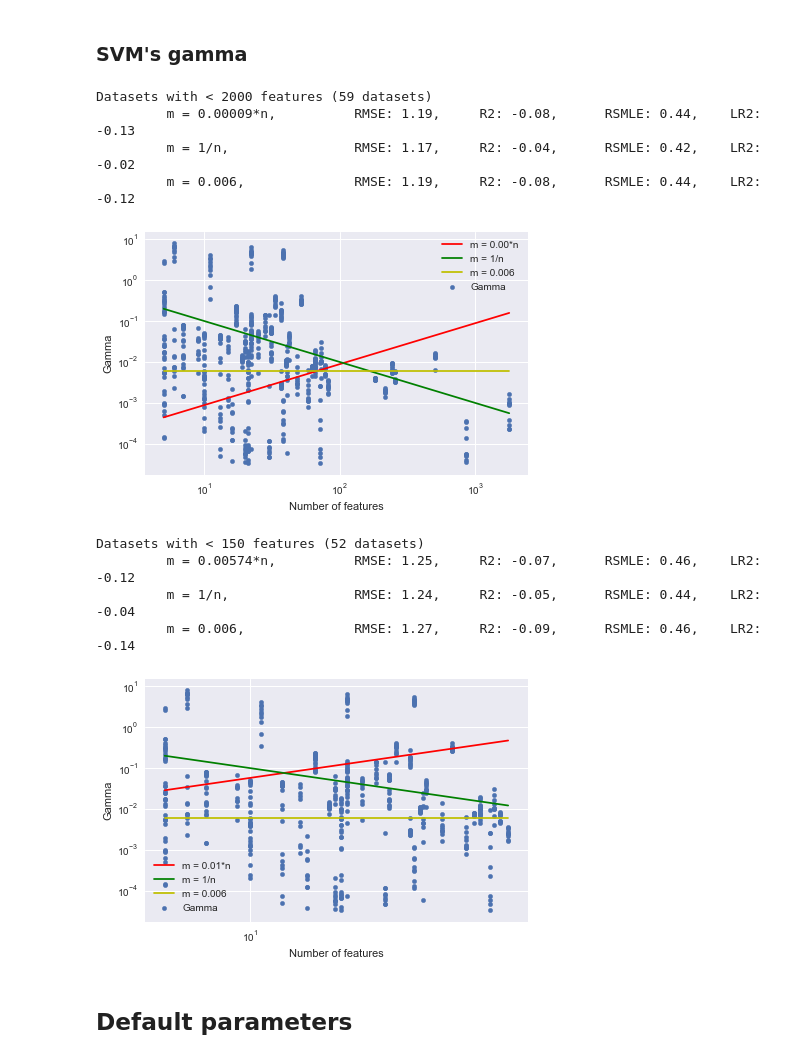
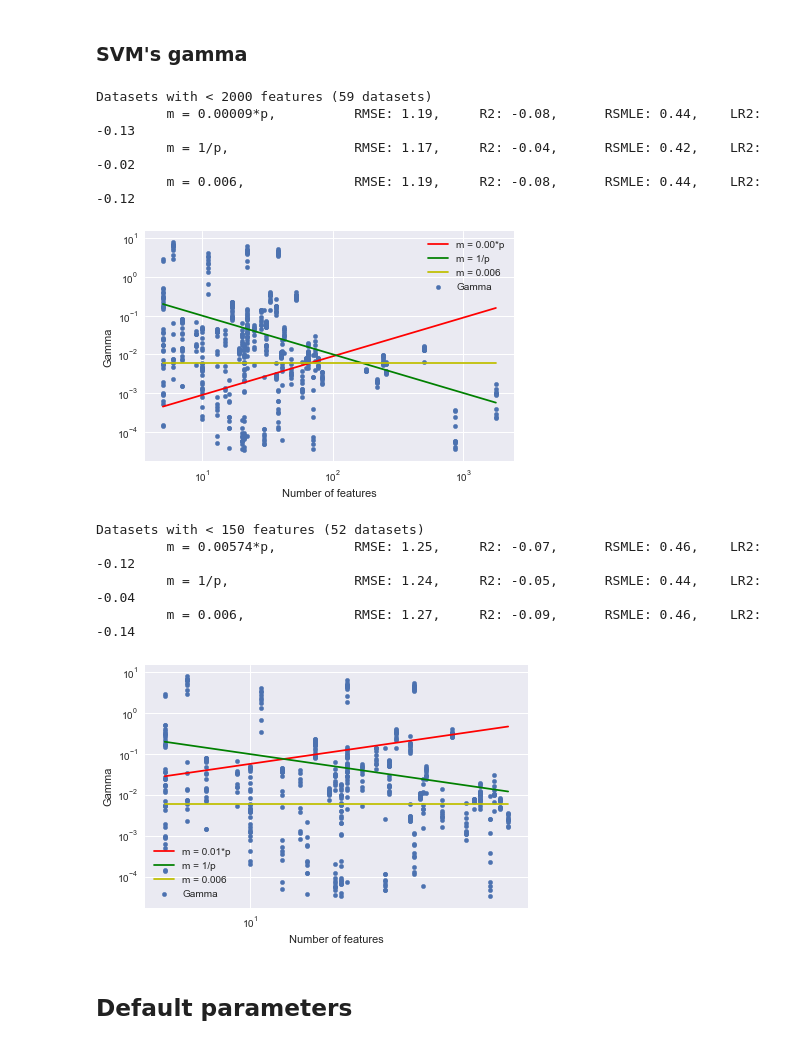
Before and after one commit to harel-coffee/hyperimp-auto, a Jupyter notebook: analysis experiment 1.ipynb, the cells around one changed output. Cells and saved outputs as stored; diff of their text form; code cells hidden in the pictures.

```diff
--- a/analysis experiment 1.ipynb
+++ b/analysis experiment 1.ipynb
@@ -157,31 +159,33 @@ for filter_val in [2000, 150]:
         rmsle, r_squared_log = evaluate_log(x, y, popt)
         x_plot = np.linspace(int(min(x)), int(max(x)), 100)
         if func == func1:
-            print('\t m = %.2f*n,\t \t RMSE: %.2f, \t R2: %.2f, \t RSMLE: %.2f, \t LR2: %.2f'%
+            print('\t m = %.2f*p,\t \t RMSE: %.2f, \t R2: %.2f, \t RSMLE: %.2f, \t LR2: %.2f'%
                   (popt[0], rmse, r_squared, rmsle, r_squared_log))
-            plt.plot(x_plot, func(x_plot, popt[0]), label = 'm = %.2f*n' %popt[0], c='r')
+            plt.plot(x_plot, func(x_plot, popt[0]), label = 'm = %.2f*p' %popt[0], c='r')
         elif func == func2:
-            print('\t m = n^%.2f,\t \t RMSE: %.2f, \t R2: %.2f, \t RSMLE: %.2f, \t LR2: %.2f'%
+            print('\t m = p^%.2f,\t \t RMSE: %.2f, \t R2: %.2f, \t RSMLE: %.2f, \t LR2: %.2f'%
                   (popt[0], rmse, r_squared, rmsle, r_squared_log))
             #print('\t \t RMSE: %.2f, \t R2: %.2f'% (popt[0], rmse, r_squared))
-            plt.plot(x_plot, func(x_plot, popt[0]), label = 'm = n^%.2f' %popt[0], c='g')
+            plt.plot(x_plot, func(x_plot, popt[0]), label = 'm = p^%.2f' %popt[0], c='g')
         elif func == func3:
-            print('\t m = %.2f^sqrt(n),\t RMSE: %.2f, \t R2: %.2f, \t RSMLE: %.2f, \t LR2: %.2f'%
+            print('\t m = %.2f^sqrt(p),\t RMSE: %.2f, \t R2: %.2f, \t RSMLE: %.2f, \t LR2: %.2f'%
                   (popt[0], rmse, r_squared, rmsle, r_squared_log))
             #print(',\t RMSE: %.2f, \t R2: %.2f'% (popt[0], rmse, r_squared))
-            plt.plot(x_plot, func(x_plot, popt[0]), label = 'm = %.2f^sqrt(n)' %popt[0], c='y')
+            plt.plot(x_plot, func(x_plot, popt[0]), label = 'm = %.2f^sqrt(p)' %popt[0], c='y')
         elif func == func6:
-            print('\t m = n^0.25,\t \t RMSE: %.2f, \t R2: %.2f, \t RSMLE: %.2f, \t LR2: %.2f'%
+            print('\t m = p^0.25,\t \t RMSE: %.2f, \t R2: %.2f, \t RSMLE: %.2f, \t LR2: %.2f'%
                   (rmse, r_squared, rmsle, r_squared_log))
             #print('\t \t RMSE: %.2f, \t R2: %.2f'% (popt[0], rmse, r_squared))
-            plt.plot(x_plot, func(x_plot, popt[0]), label = 'm = n^0.25' %popt[0], c='grey')
+            plt.plot(x_plot, func(x_plot, popt[0]), label = 'm = p^0.25' %popt[0], c='grey')
 
     plt.xlabel('Number of features')
     plt.ylabel('Max. number of features')
     plt.xscale('log')
     plt.yscale('log')
     plt.legend()
-    plt.savefig('scatter_max_features.eps', format = 'eps')
+    if filter_val == 2000:
+        plt.tight_layout()
+        plt.savefig('02 figures/scatter_max_features.eps', format = 'eps')
     plt.show()
 # %% [output]
 Datasets with < 2000 features (59 datasets)
@@ -205,43 +209,46 @@ for filter_val in [2000, 150]:
     svm_topn_f = svm_topn[svm_topn['NumberOfFeatures'] < filter_val]
 
     print("Datasets with < %s features (%s datasets)" % (filter_val, len(svm_topn_f['task_id'].unique())))
     x = svm_topn_f['NumberOfFeatures']
     y = svm_topn_f['gamma']
     plt.xscale('log')
     plt.yscale('log')
     plt.scatter(x,y,s = 20,label = "Gamma")
     plt.tight_layout()
     for func in [func1, func4, func5]:
         popt, pcov = curve_fit(func, x, y)
         rmse, r_squared = evaluate(x, y, popt)
         rmsle, r_squared_log = evaluate_log(x, y, popt)
         x_plot = np.linspace(int(min(x)), int(max(x)), 100)
         if func == func1:
-            print('\t m = %.5f*n,\t \t RMSE: %.2f, \t R2: %.2f, \t RSMLE: %.2f, \t LR2: %.2f'%
+            print('\t m = %.5f*p,\t \t RMSE: %.2f, \t R2: %.2f, \t RSMLE: %.2f, \t LR2: %.2f'%
                   (popt[0], rmse, r_squared, rmsle, r_squared_log))
-            plt.plot(x_plot, func(x_plot, popt[0]), label = 'm = %.2f*n' %popt[0], c='r')
+            plt.plot(x_plot, func(x_plot, popt[0]), label = 'm = %.2f*p' %popt[0], c='r')
         elif func == func4:
-            print('\t m = 1/n,\t \t RMSE: %.2f, \t R2: %.2f, \t RSMLE: %.2f, \t LR2: %.2f'%
+            print('\t m = 1/p,\t \t RMSE: %.2f, \t R2: %.2f, \t RSMLE: %.2f, \t LR2: %.2f'%
                   (rmse, r_squared, rmsle, r_squared_log))
-            plt.plot(x_plot, func(x_plot, popt[0]), label = 'm = 1/n', c='g')
+            plt.plot(x_plot, func(x_plot, popt[0]), label = 'm = 1/p', c='g')
         elif func == func5:
             print('\t m = 0.006,\t \t RMSE: %.2f, \t R2: %.2f, \t RSMLE: %.2f, \t LR2: %.2f'%
                   (rmse, r_squared, rmsle, r_squared_log))
             plt.plot(x_plot, len(x_plot)*[0.006], label = 'm = 0.006', c='y')
 
     plt.xlabel('Number of features')
     plt.ylabel('Gamma')
     plt.legend()
+    if filter_val == 2000:
+        plt.tight_layout()
+        plt.savefig('02 figures/scatter_gamma.eps', format = 'eps')
     plt.show()
 # %% [output]
 Datasets with < 2000 features (59 datasets)
-         m = 0.00009*n,          RMSE: 1.19,     R2: -0.08,      RSMLE: 0.44,    LR2: -0.13
-         m = 1/n,                RMSE: 1.17,     R2: -0.04,      RSMLE: 0.42,    LR2: -0.02
+         m = 0.00009*p,          RMSE: 1.19,     R2: -0.08,      RSMLE: 0.44,    LR2: -0.13
+         m = 1/p,                RMSE: 1.17,     R2: -0.04,      RSMLE: 0.42,    LR2: -0.02
          m = 0.006,              RMSE: 1.19,     R2: -0.08,      RSMLE: 0.44,    LR2: -0.12
-[figure, old version]
+[figure, new version]
 Datasets with < 150 features (52 datasets)
-         m = 0.00574*n,          RMSE: 1.25,     R2: -0.07,      RSMLE: 0.46,    LR2: -0.12
-         m = 1/n,                RMSE: 1.24,     R2: -0.05,      RSMLE: 0.44,    LR2: -0.04
+         m = 0.00574*p,          RMSE: 1.25,     R2: -0.07,      RSMLE: 0.46,    LR2: -0.12
+         m = 1/p,                RMSE: 1.24,     R2: -0.05,      RSMLE: 0.44,    LR2: -0.04
          m = 0.006,              RMSE: 1.27,     R2: -0.09,      RSMLE: 0.46,    LR2: -0.14
 [figure]
 # %% [markdown]
```
Also changed, not shown: parts of 10 cells of this notebook, 15 other files.
